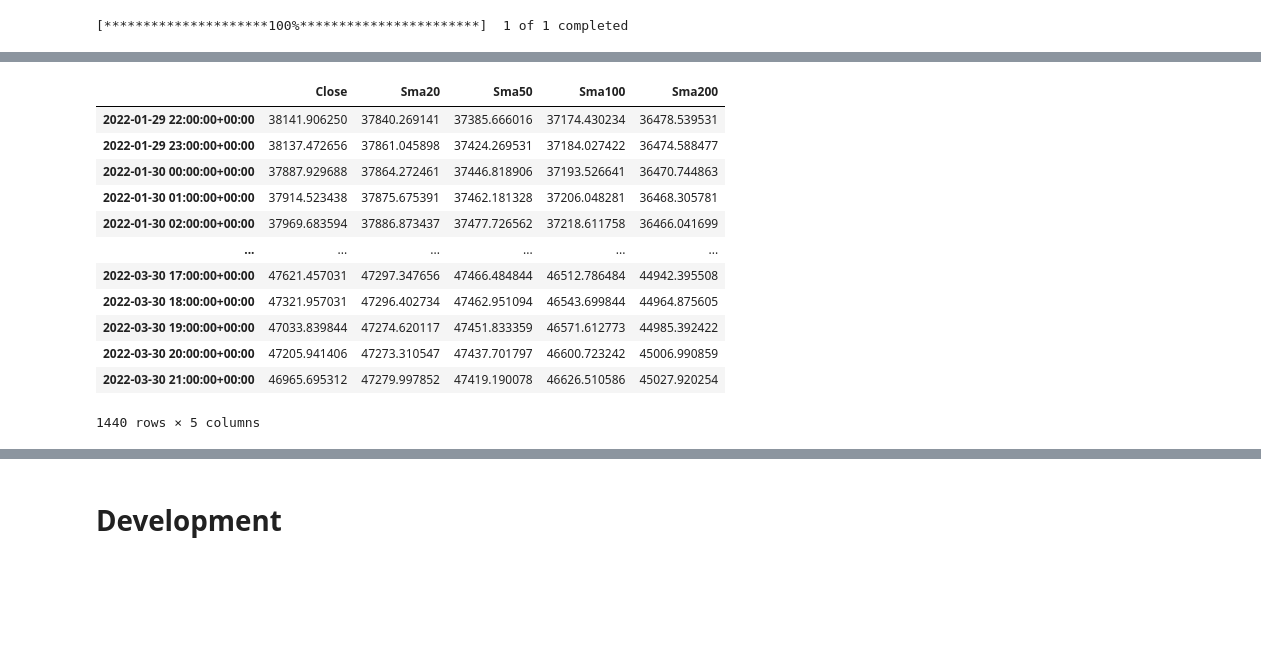
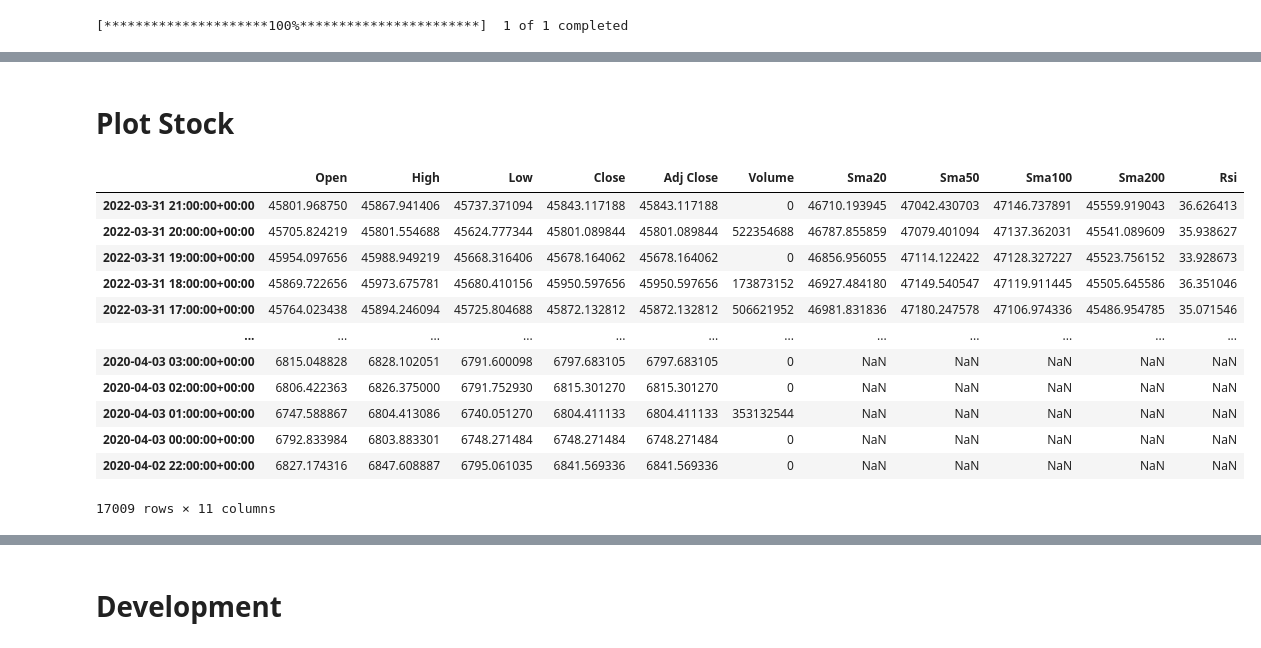
Before and after one commit to MarcoPluchino/2021_FinanceJupyterTutorial, a Jupyter notebook: rbt/notebook/wc_20220329_prova.ipynb, the cells around one changed output, grey strips where cells are left out. Saved outputs shown, nothing was run; the diff lists cells and outputs as text; code cells hidden in the pictures; blank space fills up the shorter version.

```diff
--- a/rbt/notebook/wc_20220329_prova.ipynb
+++ b/rbt/notebook/wc_20220329_prova.ipynb
@@ -65,17 +52,19 @@ stock[['Close','Sma20','Sma50','Sma100','Sma200']].tail(sample).plot(subplots=Fa
-# %%
-
-stock[['Close','Sma20','Sma50','Sma100','Sma200']].tail(m*d*24)
-# %% [output]
-|  | Close | Sma20 | Sma50 | Sma100 | Sma200 |
-| 2022-01-29 22:00:00+00:00 | 38141.906250 | 37840.269141 | 37385.666016 | 37174.430234 | 36478.539531 |
-| 2022-01-29 23:00:00+00:00 | 38137.472656 | 37861.045898 | 37424.269531 | 37184.027422 | 36474.588477 |
-| 2022-01-30 00:00:00+00:00 | 37887.929688 | 37864.272461 | 37446.818906 | 37193.526641 | 36470.744863 |
-| 2022-01-30 01:00:00+00:00 | 37914.523438 | 37875.675391 | 37462.181328 | 37206.048281 | 36468.305781 |
-| 2022-01-30 02:00:00+00:00 | 37969.683594 | 37886.873437 | 37477.726562 | 37218.611758 | 36466.041699 |
-| ... | ... | ... | ... | ... | ... |
-| 2022-03-30 17:00:00+00:00 | 47621.457031 | 47297.347656 | 47466.484844 | 46512.786484 | 44942.395508 |
-| 2022-03-30 18:00:00+00:00 | 47321.957031 | 47296.402734 | 47462.951094 | 46543.699844 | 44964.875605 |
-| 2022-03-30 19:00:00+00:00 | 47033.839844 | 47274.620117 | 47451.833359 | 46571.612773 | 44985.392422 |
-| 2022-03-30 20:00:00+00:00 | 47205.941406 | 47273.310547 | 47437.701797 | 46600.723242 | 45006.990859 |
-| 2022-03-30 21:00:00+00:00 | 46965.695312 | 47279.997852 | 47419.190078 | 46626.510586 | 45027.920254 |
-1440 rows × 5 columns
+# %% [markdown]
+# Plot Stock
+# %%
+# TABLE Inverse
+stock[::-1]
+# %% [output]
+|  | Open | High | Low | Close | Adj Close | Volume | Sma20 | Sma50 | Sma100 | Sma200 | Rsi |
+| 2022-03-31 21:00:00+00:00 | 45801.968750 | 45867.941406 | 45737.371094 | 45843.117188 | 45843.117188 | 0 | 46710.193945 | 47042.430703 | 47146.737891 | 45559.919043 | 36.626413 |
+| 2022-03-31 20:00:00+00:00 | 45705.824219 | 45801.554688 | 45624.777344 | 45801.089844 | 45801.089844 | 522354688 | 46787.855859 | 47079.401094 | 47137.362031 | 45541.089609 | 35.938627 |
+| 2022-03-31 19:00:00+00:00 | 45954.097656 | 45988.949219 | 45668.316406 | 45678.164062 | 45678.164062 | 0 | 46856.956055 | 47114.122422 | 47128.327227 | 45523.756152 | 33.928673 |
+| 2022-03-31 18:00:00+00:00 | 45869.722656 | 45973.675781 | 45680.410156 | 45950.597656 | 45950.597656 | 173873152 | 46927.484180 | 47149.540547 | 47119.911445 | 45505.645586 | 36.351046 |
+| 2022-03-31 17:00:00+00:00 | 45764.023438 | 45894.246094 | 45725.804688 | 45872.132812 | 45872.132812 | 506621952 | 46981.831836 | 47180.247578 | 47106.974336 | 45486.954785 | 35.071546 |
+| ... | ... | ... | ... | ... | ... | ... | ... | ... | ... | ... | ... |
+| 2020-04-03 03:00:00+00:00 | 6815.048828 | 6828.102051 | 6791.600098 | 6797.683105 | 6797.683105 | 0 | NaN | NaN | NaN | NaN | NaN |
+| 2020-04-03 02:00:00+00:00 | 6806.422363 | 6826.375000 | 6791.752930 | 6815.301270 | 6815.301270 | 0 | NaN | NaN | NaN | NaN | NaN |
+| 2020-04-03 01:00:00+00:00 | 6747.588867 | 6804.413086 | 6740.051270 | 6804.411133 | 6804.411133 | 353132544 | NaN | NaN | NaN | NaN | NaN |
+| 2020-04-03 00:00:00+00:00 | 6792.833984 | 6803.883301 | 6748.271484 | 6748.271484 | 6748.271484 | 0 | NaN | NaN | NaN | NaN | NaN |
+| 2020-04-02 22:00:00+00:00 | 6827.174316 | 6847.608887 | 6795.061035 | 6841.569336 | 6841.569336 | 0 | NaN | NaN | NaN | NaN | NaN |
+17009 rows × 11 columns
```
Also changed, not shown: parts of 12 cells of this notebook, 4 other files.
